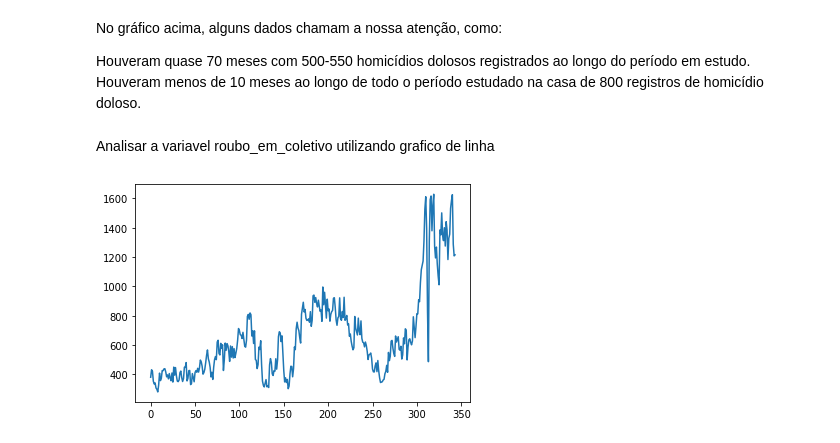
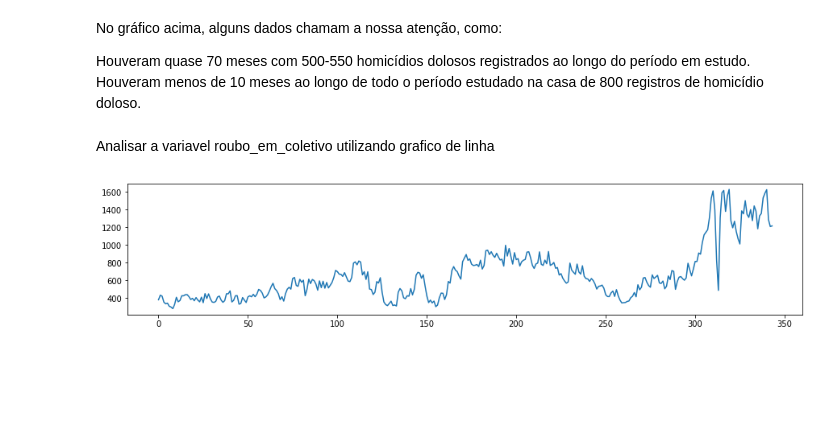
Before and after one commit to marcos-code/Portfolio_DataScience, a Jupyter notebook: Projeto_Violência_Rio_de_Janeiro.ipynb, the cells around one changed output. Drawn from its saved outputs; the diff is of its cells as text; code cells hidden in the pictures; blank space fills up the shorter version.

```diff
--- a/Projeto_Violência_Rio_de_Janeiro.ipynb
+++ b/Projeto_Violência_Rio_de_Janeiro.ipynb
@@ -237,6 +249,6 @@ Houveram menos de 10 meses ao longo de todo o período estudado na casa de 800 r
 # %% [markdown]
 Analisar a variavel roubo_em_coletivo utilizando grafico de linha
 # %%
-df.roubo_em_coletivo.plot();
+df.roubo_em_coletivo.plot(kind= 'line', figsize=(15,3));
 # %% [output]
-[figure, old version]
+[figure, new version]
```
Also changed, not shown: parts of 4 cells of this notebook.
